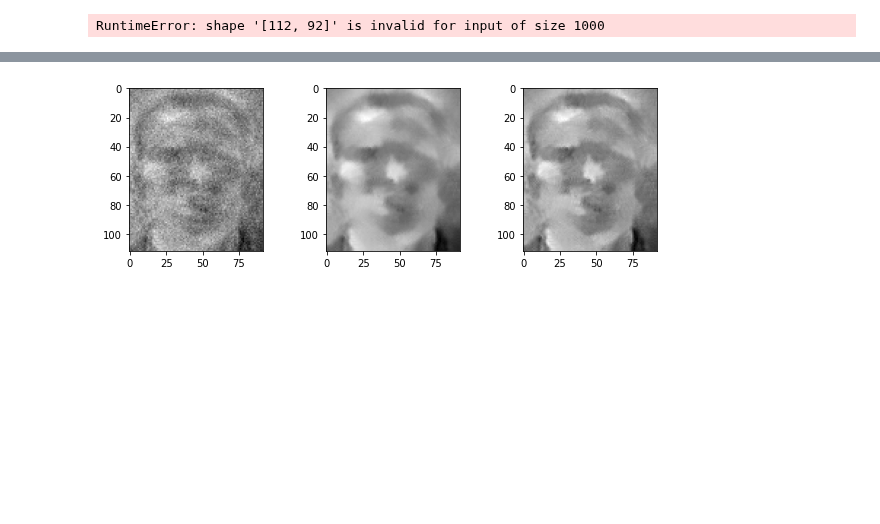
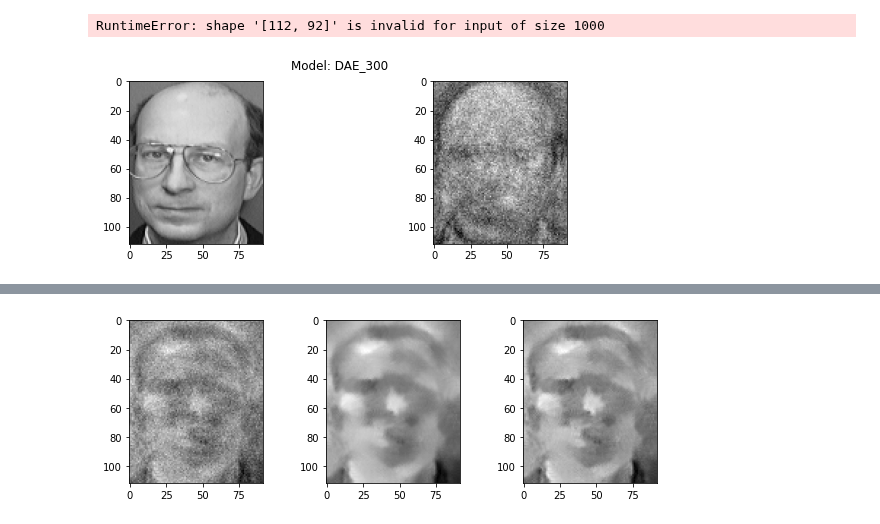
Before and after one commit to omgwenxx/machine_learning, a Jupyter notebook: assignment3/app/template.ipynb, the cells around one changed output, grey strips where cells are left out. Drawn from its saved outputs; the diff is of its cells as text; code cells hidden in the pictures; blank space fills up the shorter version.

```diff
--- a/assignment3/app/template.ipynb
+++ b/assignment3/app/template.ipynb
@@ -51,9 +56,11 @@ RuntimeError: shape '[112, 92]' is invalid for input of size 1000
 # %%
 # evaluate outcome of second dae layer (needs a model in ./models/DAE_300_model.pt)
 
 layer_2 = DAELayer(1000, 300)
 
-evaluateModel_DAE(layer_2, 3)
+evaluateModel_DAE(layer_2, 4)
+# %% [output]
+[figure, added]
 # %%
 # train softmax with dae1000 and dae300 preprocessed imgs
 
```
Also changed, not shown: parts of 4 cells of this notebook, 2 other files.
